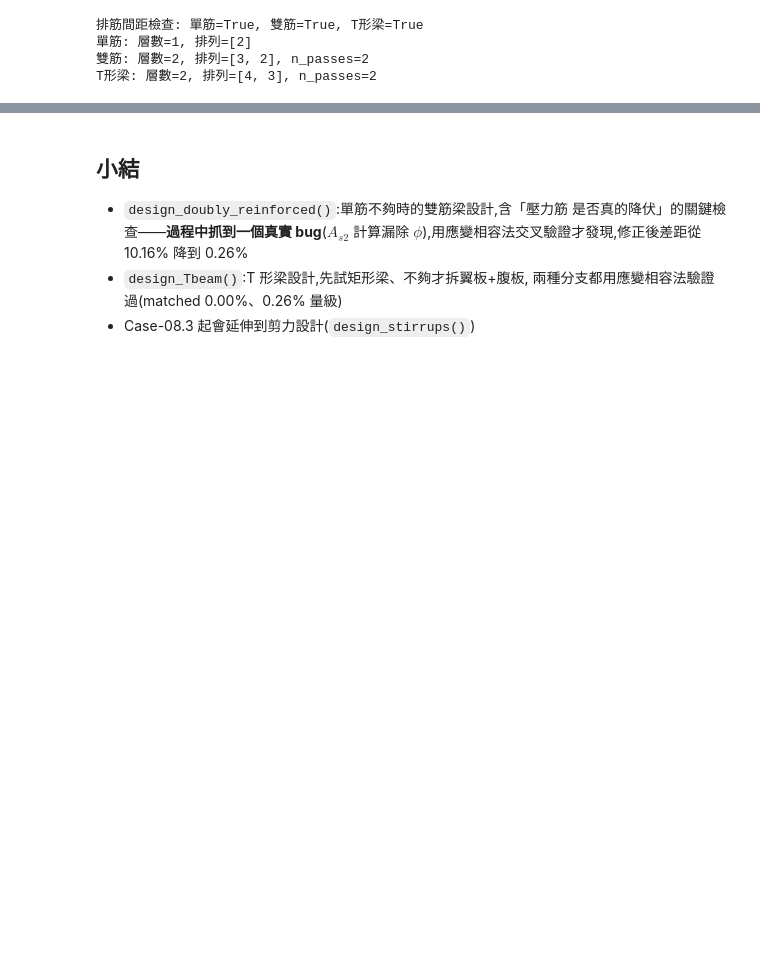
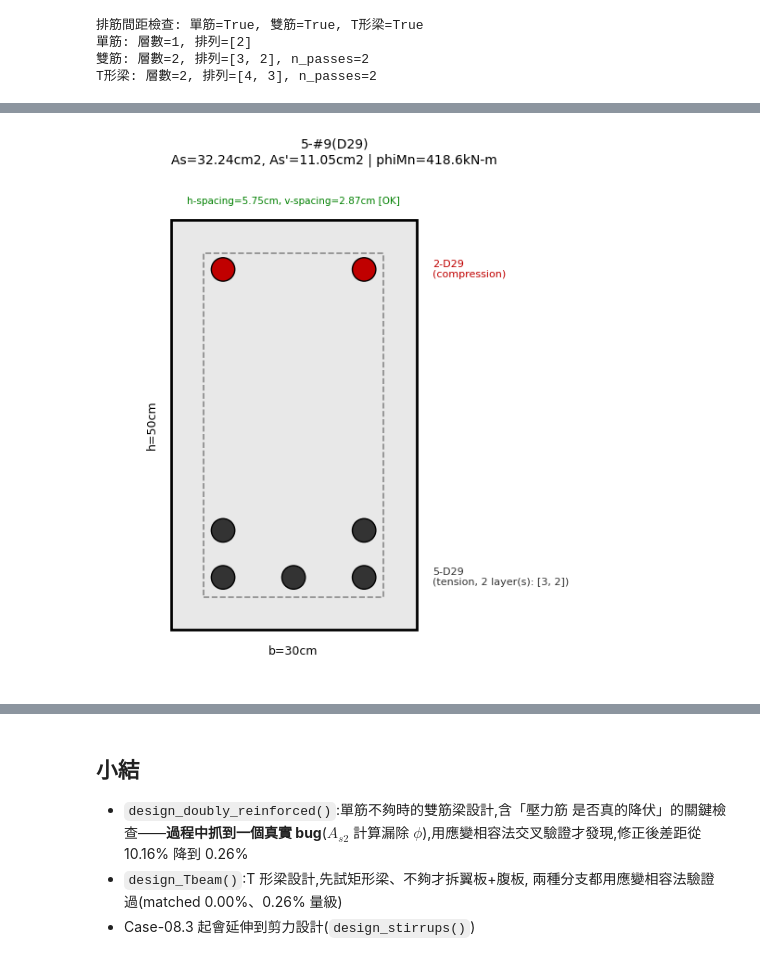
Before and after one commit to zhixiu0223/taiwan-seismic-code-calc, a Jupyter notebook: notebooks/case08_2_doubly_reinforced_Tbeam.ipynb, the cells around one changed output, grey strips where cells are left out. Saved outputs shown, nothing was run; the diff lists cells and outputs as text; code cells hidden in the pictures; blank space fills up the shorter version.

```diff
--- a/notebooks/case08_2_doubly_reinforced_Tbeam.ipynb
+++ b/notebooks/case08_2_doubly_reinforced_Tbeam.ipynb
@@ -311,0 +392,82 @@ T形梁: 層數=2, 排列=[4, 3], n_passes=2
+# %%
+# ============================================================
+# 完整設計例題：雙筋矩形梁
+# ============================================================
+import os
+import math
+import matplotlib.pyplot as plt
+
+if not os.path.exists('rc_design.py'):
+    !wget -q https://raw.githubusercontent.com/zhixiu0223/taiwan-seismic-code-calc/main/rc_design.py
+
+from rc_design import design_doubly_reinforced, draw_rc_section, print_design_summary
+
+# ---------- 題目條件（你可以改這些數字）----------
+b_cm      = 30.0      # 梁寬 (cm)
+h_cm      = 50.0      # 梁高 (cm)
+d_prime   = 6.0        # 壓力筋到受壓邊緣距離 (cm)
+fc        = 280.0     # 混凝土抗壓強度 (kgf/cm^2)
+fy        = 4200.0    # 鋼筋降伏強度 (kgf/cm^2)
+Es        = 2.0e6     # 鋼筋彈性模數 (kgf/cm^2)
+Mu_kNm    = 420.0     # 設計彎矩需求 (kN-m)  <- 需求強度
+
+# ---------- 執行設計 ----------
+r = design_doubly_reinforced(
+    Mu_kNm=Mu_kNm, b_cm=b_cm, h_cm=h_cm, d_prime_cm=d_prime, fc=fc, fy=fy
+)
+
+if not r['need_doubly']:
+    print(f"這個Mu={Mu_kNm}不需要雙筋設計(單筋在拉力控制極限下就能扛"
+          f"{r['Mu1']:.1f}kN-m), 請改用design_rebar()")
+else:
+    # ---------- 應變相容法算真正的供給容量(雙筋梁沒有現成的phiMn欄位) ----------
+    beta1, eps_cu = 0.85, 0.003
+    d = r['d']; As_total = r['As_total']; As_prime = r['As_prime']
+
+    def section_force(c):
+        a = min(beta1*c, h_cm)
+        Cc = 0.85*fc*b_cm*a
+        eps_y = fy/Es
+        eps_s_prime = eps_cu*(c-d_prime)/c if c > 0 else 0
+        eps_s_prime = max(min(eps_s_prime, eps_y), -eps_y)
+        fs_prime = Es*eps_s_prime
+        Cs = As_prime*(fs_prime - 0.85*fc if d_prime <= a else fs_prime)
+        eps_s = eps_cu*(c-d)/c if c > 0 else 0
+        eps_s = max(min(eps_s, eps_y), -eps_y)
+        fs = Es*eps_s
+        Ts = As_total*fs
+        N = Cc + Cs + Ts
+        M = Cc*(d-a/2) + Cs*(d-d_prime)
+        return N, M
+
+    c_lo, c_hi = 0.1, h_cm
+    for _ in range(100):
+        c_mid = (c_lo+c_hi)/2
+        N, _ = section_force(c_mid)
+        if N > 0: c_hi = c_mid
+        else: c_lo = c_mid
+    _, M_final = section_force((c_lo+c_hi)/2)
+    phiMn = 0.9*M_final*9.80665e-5
+
+    print_design_summary(
+        kind="Case-08.2 雙筋矩形梁撓曲設計",
+        geometry={"b": f"{b_cm} cm", "h": f"{h_cm} cm",
+                  "有效深度 d": f"{d:.2f} cm", "d'": f"{d_prime} cm"},
+        material={"fc'": f"{fc} kgf/cm^2", "fy": f"{fy} kgf/cm^2"},
+        demand={"設計彎矩 Mu": f"{Mu_kNm} kN-m"},
+        result=r,
+        capacity_value=phiMn,
+        demand_value=Mu_kNm,
+    )
+
+    fig, ax = plt.subplots(figsize=(5.5, 6.5))
+    draw_rc_section(
+        b_cm=b_cm, h_cm=h_cm, cover_cm=4.0,
+        layout=r['layout'], bar_diameter_cm=r['bar_d'],
+        As_prime_cm2=As_prime, d_prime_cm=d_prime,
+        title=f"{r['n_bars']}-{r['bar_size']}\nAs={As_total:.2f}cm2, As'={As_prime:.2f}cm2 | phiMn={phiMn:.1f}kN-m",
+        ax=ax
+    )
+    plt.tight_layout()
+    plt.show()
+# %% [output]
@@ -311,0 +491 @@ T形梁: 層數=2, 排列=[4, 3], n_passes=2
+[figure, added]
```
Also changed, not shown: parts of 6 cells of this notebook, 3 other files.
